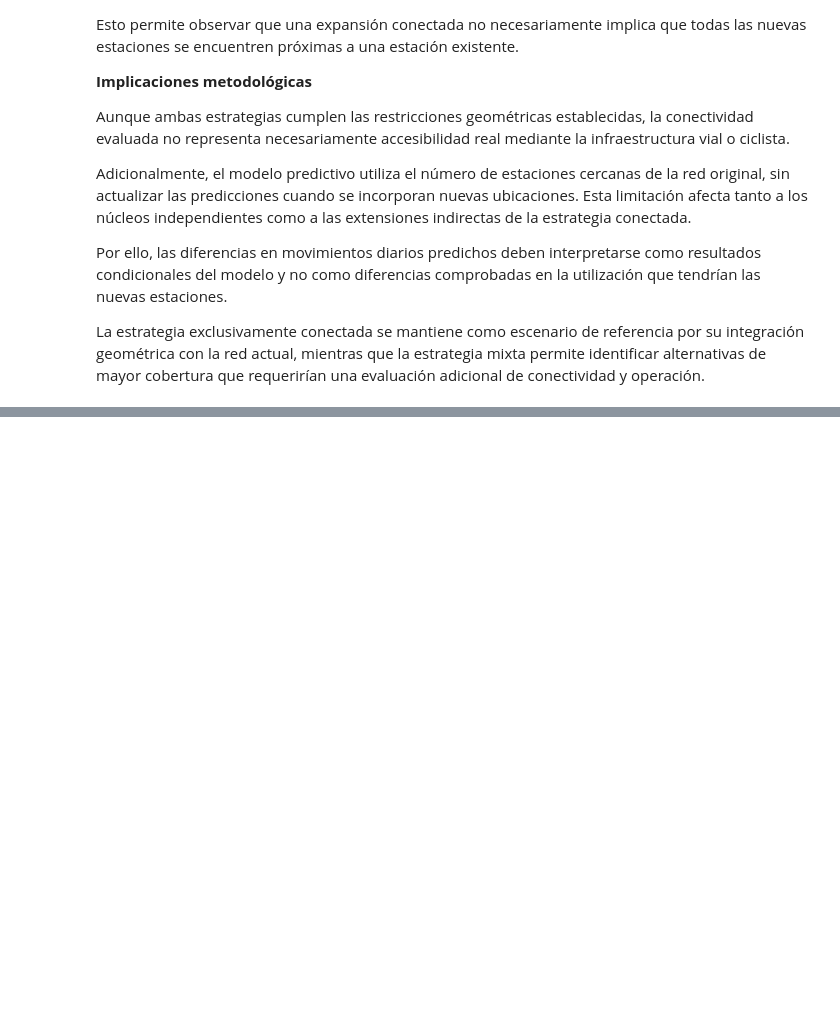
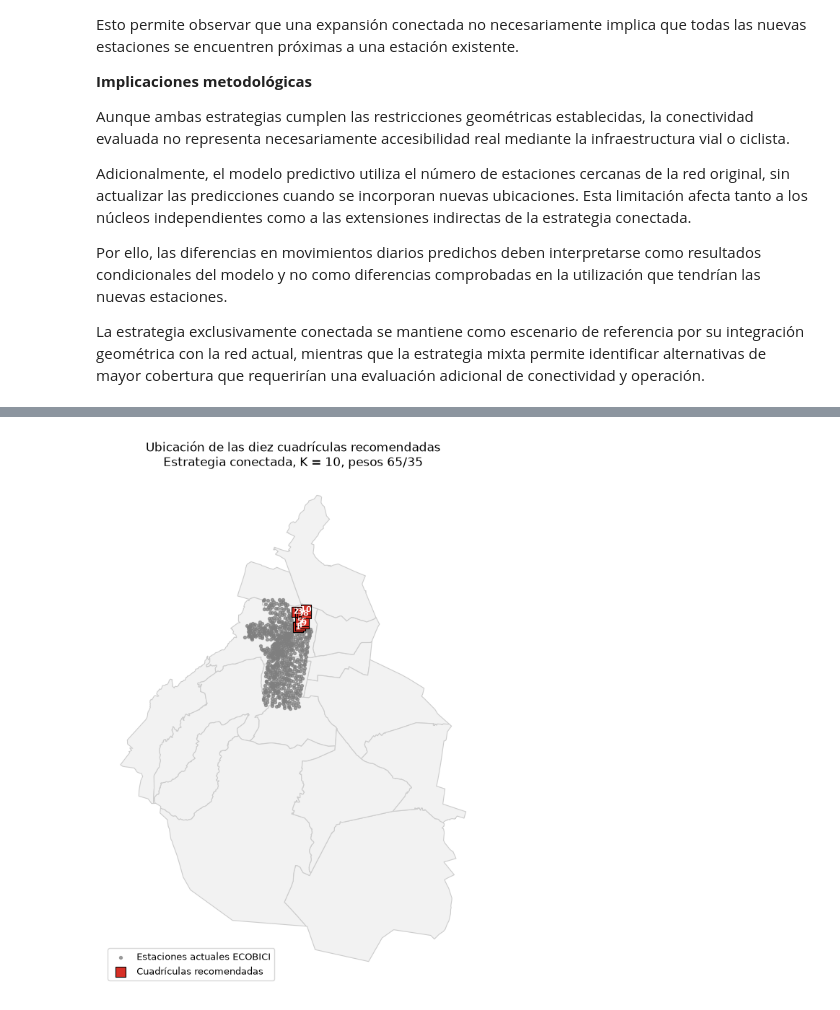
Before and after one commit to VictorHEsp/Titulacion-CD, a Jupyter notebook: notebooks/09_Optimizacion_v1.ipynb, the cells around one changed output, grey strips where cells are left out. Cells and saved outputs as stored; diff of their text form; code cells hidden in the pictures; blank space fills up the shorter version.

```diff
--- a/Notebooks/Optimizacion_v1.ipynb
+++ b/notebooks/09_Optimizacion_v1.ipynb
@@ -5,12 +5,12 @@ import numpy as np
 # %%
 # Cuadrículas candidatas y sus variables
 candidatas = gpd.read_file(
-    "../Data/Procesados/variables_candidatas_ECOBICI.gpkg"
+    "../data/processed/variables_candidatas_ECOBICI.gpkg"
 )
 
 # Estaciones ECOBICI existentes
 estaciones = pd.read_csv(
-    "../Data/Procesados/variables_estaciones_ECOBICI.csv"
+    "../data/processed/variables_estaciones_ECOBICI.csv"
 )
 
 estaciones_geo = gpd.GeoDataFrame(
@@ -24,7 +24,7 @@ estaciones_geo = gpd.GeoDataFrame(
 
 # Datos de población por manzana
 poblacion = gpd.read_file(
-    "../Data/Procesados/poblacion_geo.gpkg"
+    "../data/processed/poblacion_geo.gpkg"
 )[["POBTOT_num", "geometry"]].to_crs(candidatas.crs)
 
 # Representar cada manzana por un punto interior
@@ -645,7 +645,7 @@ from sklearn.ensemble import RandomForestRegressor
 
 # Cargar los datos de entrenamiento
 entrenamiento = pd.read_csv(
-    "../Data/Procesados/datos_modelo_ECOBICI.csv"
+    "../data/processed/datos_modelo_ECOBICI.csv"
 )
 
 predictoras = [
@@ -850,7 +850,7 @@ def construir_nucleo_mc(
 # %%
 # Cargar límites de alcaldías
 alcaldias = gpd.read_file(
-    "../Data/Info_geo/alcaldias.json"
+    "../data/Info_geo/alcaldias.json"
 ).to_crs(candidatas.crs)
 
 # Identificar la columna que contiene los nombres
@@ -2864,0 +3136,70 @@ La estrategia exclusivamente conectada se mantiene como escenario de referencia
+# %%
+import geopandas as gpd
+import matplotlib.pyplot as plt
+
+# 1. Seleccionar las 10 cuadrículas recomendadas del escenario conectado 65/35
+ids_sel = resultado_conectado_mc["id_celda"].astype(int).tolist()
+
+recomendadas = candidatas[candidatas["id_celda"].isin(ids_sel)].copy()
+
+# Mantener el orden de selección para etiquetar 1, 2, ..., 10
+orden_sel = {id_celda: i+1 for i, id_celda in enumerate(ids_sel)}
+recomendadas["orden"] = recomendadas["id_celda"].map(orden_sel)
+
+# 2. GeoDataFrame de estaciones actuales de ECOBICI
+estaciones_actuales = estaciones_geo.copy()
+
+# 3. Fondo de CDMX
+fondo_cdmx = alcaldias.copy()
+
+# 4. Graficar
+fig, ax = plt.subplots(figsize=(8, 8))
+
+# Fondo de la ciudad
+fondo_cdmx.plot(ax=ax, color="#f2f2f2", edgecolor="#cccccc", linewidth=0.8)
+
+# Estaciones actuales ECOBICI
+estaciones_actuales.plot(
+    ax=ax,
+    color="#7f7f7f",
+    markersize=8,
+    alpha=0.7,
+    label="Estaciones actuales ECOBICI"
+)
+
+# Cuadrículas recomendadas
+recomendadas.plot(
+    ax=ax,
+    color="#d73027",
+    marker="s",
+    markersize=90,
+    edgecolor="black",
+    linewidth=0.8,
+    label="Cuadrículas recomendadas"
+)
+
+# Etiquetas 1-10
+for _, row in recomendadas.iterrows():
+    x = row.geometry.centroid.x
+    y = row.geometry.centroid.y
+    ax.text(
+        x, y, str(int(row["orden"])),
+        ha="center", va="center",
+        fontsize=8, fontweight="bold",
+        color="white"
+    )
+
+ax.set_title(
+    "Ubicación de las diez cuadrículas recomendadas\n"
+    "Estrategia conectada, K = 10, pesos 65/35",
+    fontsize=12
+)
+
+ax.legend(loc="lower left", fontsize=9, frameon=True)
+ax.set_axis_off()
+
+plt.tight_layout()
+plt.savefig("fig_A1_ubicaciones_conectada_65_35.png", dpi=300, bbox_inches="tight")
+plt.show()
+# %% [output]
+[figure, added]
```
Also changed, not shown: parts of 11 cells of this notebook, 49 other files.
